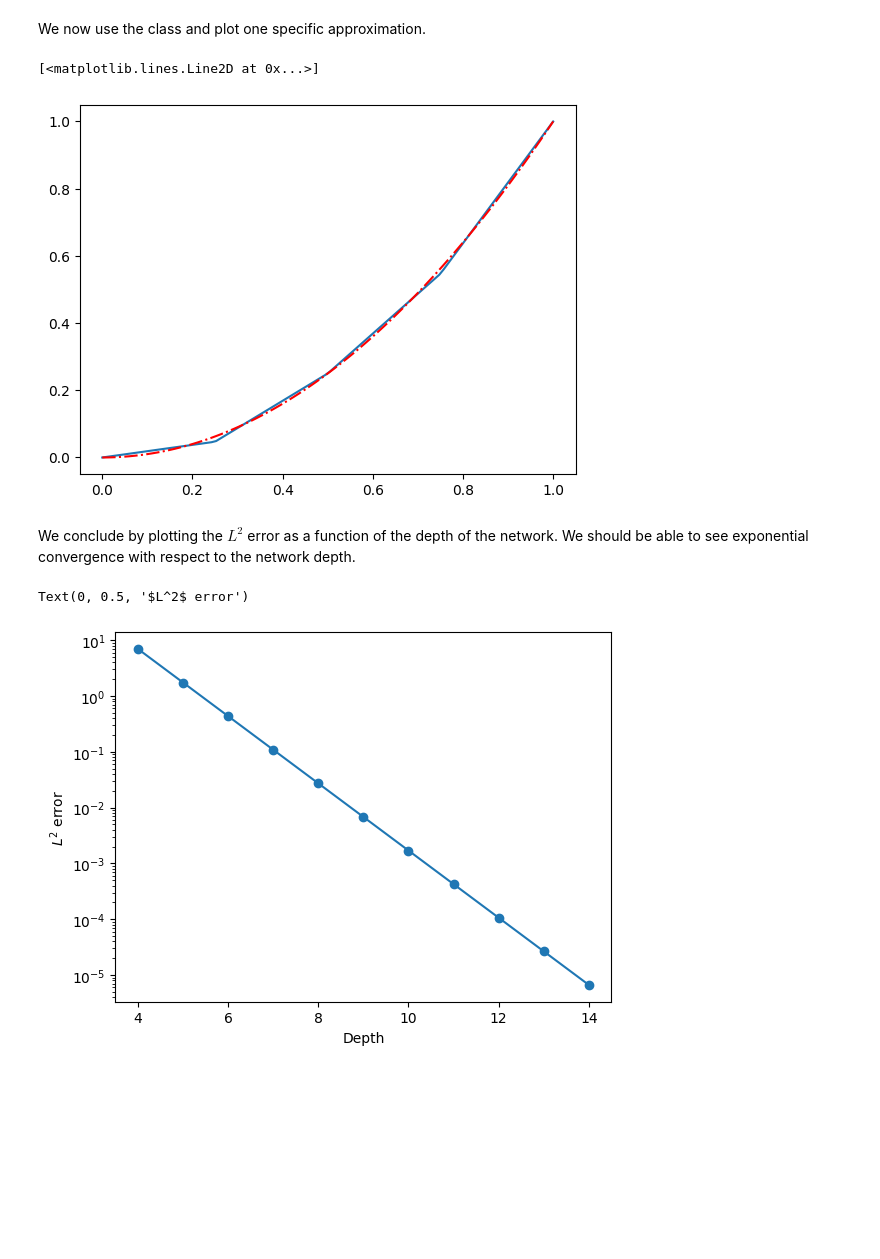
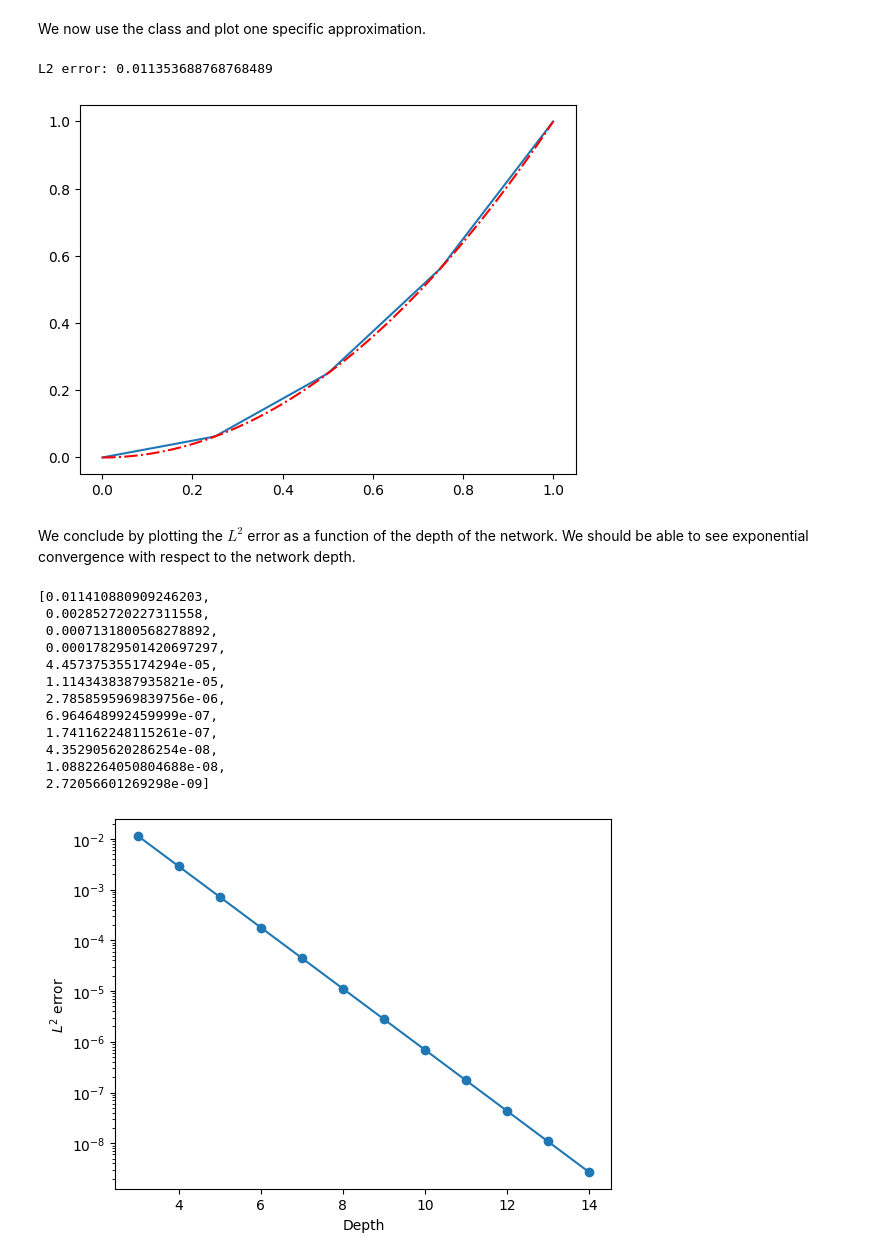
Before and after one commit to carlomr/MLCS_2024-2025, a Jupyter notebook: lab1_intro_to_NNs/square_appx.ipynb, the cells around one changed output. Saved outputs shown, nothing was run; the diff lists cells and outputs as text; code cells hidden in the pictures; blank space fills up the shorter version.

```diff
--- a/lab1_intro_to_NNs/square_appx.ipynb
+++ b/lab1_intro_to_NNs/square_appx.ipynb
@@ -101,12 +101,17 @@ We introduce a new class with this specific architecture, and copy into it the w
 # %%
 class YarotskyNet(dnn.DeepNet):
     def __init__(self, net, out_weights):
+        """
+        Initialize by coping a net given as input, and a vector of
+        weights that are the weights of the skip connections
+        """
         super(YarotskyNet, self).__init__(net.activation, net.dim, net.widths, net.dim_out)
         self.out_weights = out_weights
         for i in range(net.L):
             self.hidden[i] = net.hidden[i]
         self.output = net.output
-        assert len(out_weights) == len(net.widths) + 2
+        assert len(out_weights) == len(net.widths) + 1
+
     def forward(self, x):
         if x.dim() == 1:
             x = x[:, None]
@@ -115,19 +120,17 @@ class YarotskyNet(dnn.DeepNet):
             x = self.hidden[i](x)
             x = self.activation(x)
             y = y + self.out_weights[i+1]*self.output(x)
-
-        y = y + self.out_weights[self.L+1]*self.output(x)
         return y
 # %% [markdown]
 We now use the class and plot one specific approximation.
 # %%
-depth = 4
+depth = 3
 
 out_weights = [-4**(-k) for k in range(depth)]
 out_weights[0] = 1
 
 basenet = Phiwedge
-for j in range(depth-3):
+for j in range(depth-2):
     basenet = concatenate(basenet, Phiwedge)
 
 
@@ -142,41 +145,54 @@ x_np = x.detach().numpy()
 
 plt.plot(x_np, y.detach().numpy(), label='f')
 plt.plot(x_np, x_np**2, 'r-.')
+
+print(f"L2 error: {np.linalg.norm(y.detach().numpy().flatten()-x_np**2)/10}")
 # %% [output]
-[<matplotlib.lines.Line2D at 0x...>]
+L2 error: 0.011353688768768489
-[figure, old version]
+[figure, new version]
 # %% [markdown]
 We conclude by plotting the $L^2$ error as a function of the depth of the network. We should be able to see exponential convergence with respect to the network depth.
 # %%
 def compute_err(depth):
     out_weights = [-4**(-k) for k in range(depth)]
     out_weights[0] = 1
 
     basenet = Phiwedge
-    for j in range(depth-3):
+    for j in range(depth-2):
         basenet = concatenate(basenet, Phiwedge)
 
 
     squarenet = YarotskyNet(basenet, out_weights)
 
-
-    x = torch.linspace(0, 1, 10**6)
+    Npts = 10**6
+    x = torch.linspace(0, 1, Npts)
     y = squarenet(x)
     x_np = x.detach().numpy()
 
-    return np.linalg.norm(y.detach().numpy().flatten()-x_np**2)
+    return np.linalg.norm(y.detach().numpy().flatten()-x_np**2)/np.sqrt(Npts)
 
 err = []
-all_depths = range(4, 15)
+all_depths = range(3, 15)
 for depth in all_depths:
     err.append(compute_err(depth))
 
 plt.semilogy(all_depths, err, 'o-')
 
 plt.xlabel("Depth")
 plt.ylabel("$L^2$ error")
 
-# err
+err
 # %% [output]
-Text(0, 0.5, '$L^2$ error')
+[0.011410880909246203,
+ 0.002852720227311558,
+ 0.0007131800568278892,
+ 0.00017829501420697297,
+ 4.457375355174294e-05,
+ 1.1143438387935821e-05,
+ 2.7858595969839756e-06,
+ 6.964648992459999e-07,
+ 1.741162248115261e-07,
+ 4.352905620286254e-08,
+ 1.0882264050804688e-08,
+ 2.72056601269298e-09]
-[figure, old version]
+[figure, new version]
```
